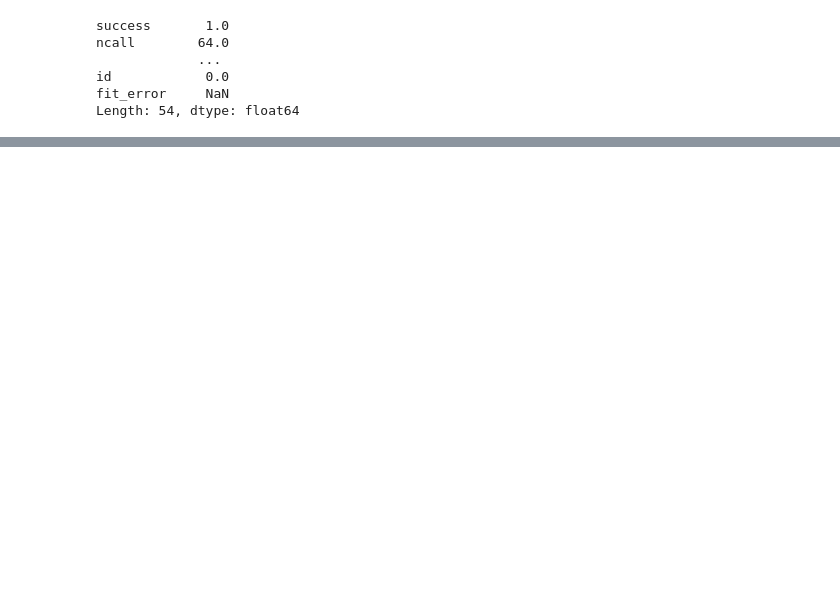
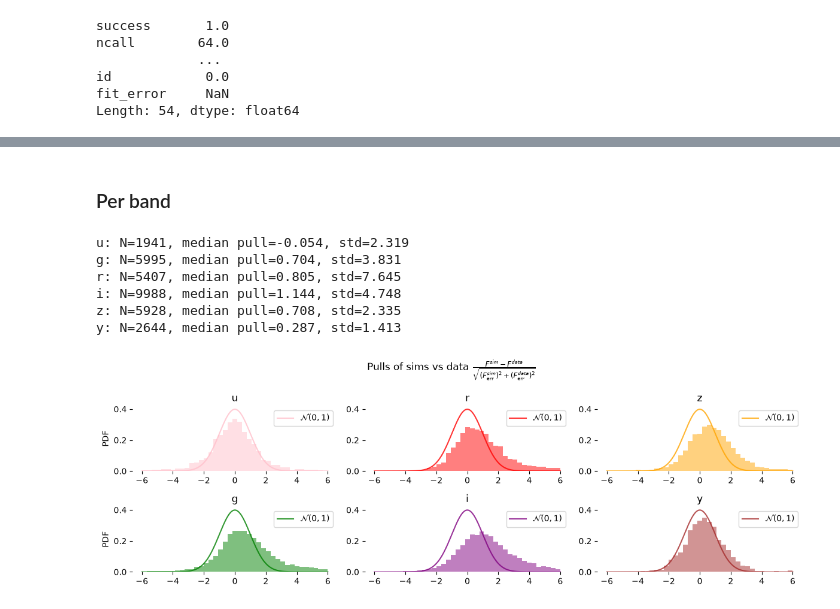
Before and after one commit to mi-dai/lightcurvelynx_rubin_dp2, a Jupyter notebook: dp2_sim_single_object.ipynb, the cells around one changed output, grey strips where cells are left out. Drawn from its saved outputs; the diff is of its cells as text; code cells hidden in the pictures; blank space fills up the shorter version.

```diff
--- a/dp2_sim_single_object.ipynb
+++ b/dp2_sim_single_object.ipynb
@@ -571,2 +573,0 @@ dict(sn)
-# %%
-sn = data.iloc[10:11]
@@ -578,0 +642,34 @@ sn["diaObjectForcedSource_dia_object_lc"].len()
+# %% [markdown]
+### Per band
+# %%
+fig, ax = plt.subplots(2, 3, figsize=(12, 4))
+
+bins_pull = np.linspace(-6, 6, 40)
+xpull = np.linspace(-6, 6, 1000)
+
+for i in range(3):
+    for j in range(2):
+        band = BANDS[2*i+j]
+        pull_band = all_merged.loc[all_merged["band"] == band, "pull"]
+        ax[j,i].hist(pull_band, bins=bins_pull, color=colors[band], alpha=0.5, density=True)
+        ax[j,i].plot(xpull, norm.pdf(xpull), label=r'$\mathcal{N}(0,1)$', color=colors[band], alpha=0.8)
+        ax[j,i].legend()
+        ax[j,i].set_title(band)
+        clean_spines(ax[j,i])
+        print(f"{band}: N={len(pull_band)}, median pull={pull_band.median():.3f}, std={pull_band.std():.3f}")
+
+ax[1,0].set_ylabel('PDF')
+ax[0,0].set_ylabel('PDF')
+
+fig.suptitle(r'Pulls of sims vs data $\frac{F^{sim}-F^{data}}{\sqrt{(F_\mathrm{err}^{sim})^2+(F_\mathrm{err}^{data})^2}}$')
+
+plt.tight_layout()
+plt.show()
+# %% [output]
+u: N=1941, median pull=-0.054, std=2.319
+g: N=5995, median pull=0.704, std=3.831
+r: N=5407, median pull=0.805, std=7.645
+i: N=9988, median pull=1.144, std=4.748
+z: N=5928, median pull=0.708, std=2.335
+y: N=2644, median pull=0.287, std=1.413
+[figure, added]
```
Also changed, not shown: parts of 26 cells of this notebook.
